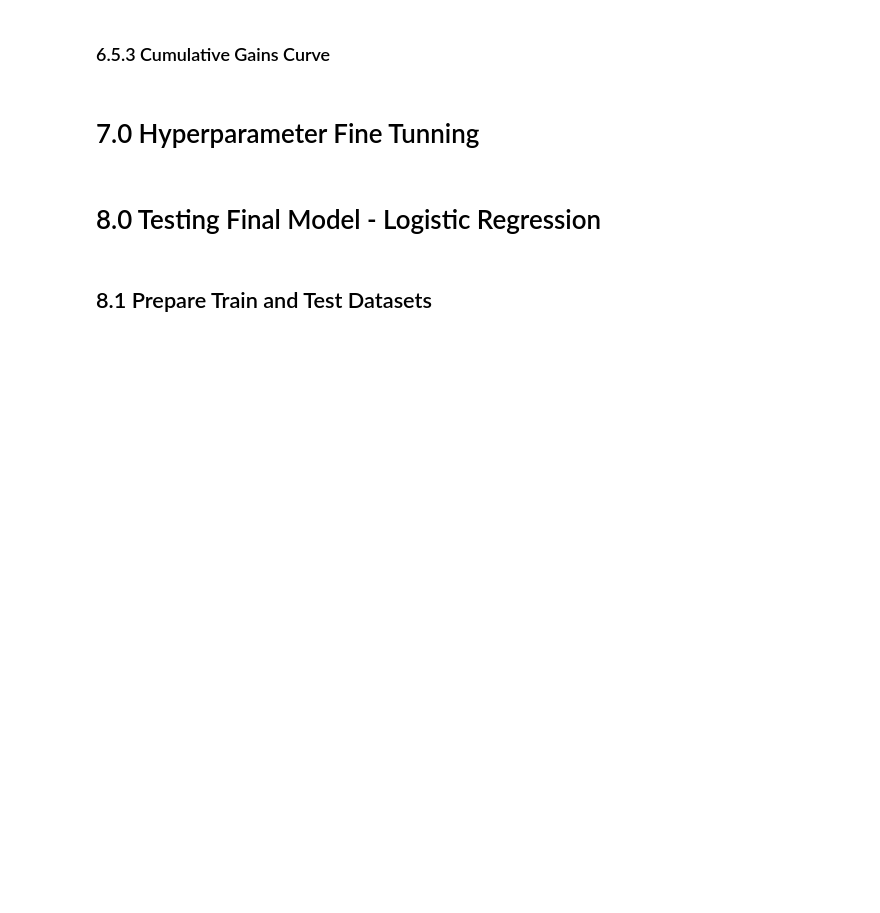
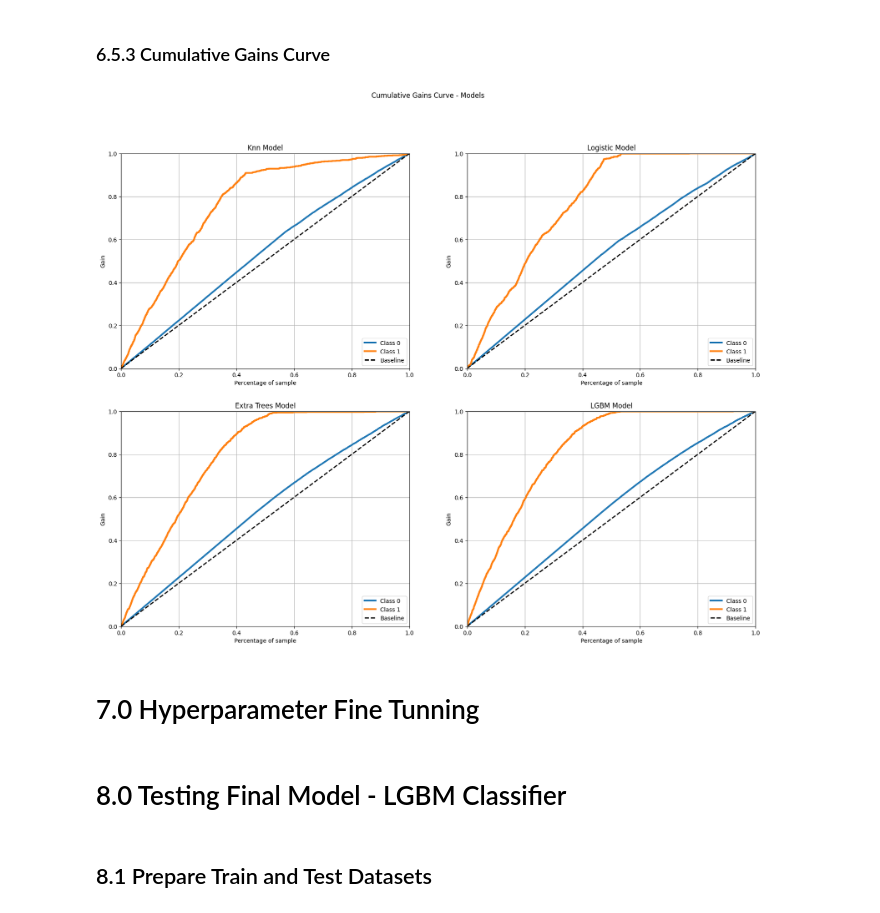
Before and after one commit to mendesdata/health_insurance_cross_sell, a Jupyter notebook: notebooks/hics.ipynb, the cells around one changed output. Cells and saved outputs as stored; diff of their text form; code cells hidden in the pictures; blank space fills up the shorter version.

```diff
--- a/notebooks/hics.ipynb
+++ b/notebooks/hics.ipynb
@@ -1133,3 +1121,6 @@ df_et_precision, df_et_recall = get_precision_recall( df_et_score, 'Extra_Trees'
+# %%
+# get propensity score, precision, recall dataframes and y_hat
+df_et_score, df_et_precision, df_et_recall, y_hat_et = model_fit_predict( et_model, 'Extra_Trees', x_train, y_train, x_val, y_val )
 # %% [markdown]
 ### 6.3.2 ET - Cross Validation
 # %%
@@ -1148 +1138,4 @@ df_et_precision, df_et_recall = get_final_precision_recall( df_et_precision,
+# %%
+# define model
+lgbm_model = LGBMClassifier( n_estimators=100, n_jobs=-1, random_state=42 )
 # %% [markdown]
@@ -1150,15 +1142,0 @@ df_et_precision, df_et_recall = get_final_precision_recall( df_et_precision,
-# %%
-# define model
-rf_model = RandomForestClassifier( n_estimators=100, n_jobs=-1, random_state=42 )
-
-# training model
-rf_model.fit( x_train, y_train )
-
-# model predict
-y_hat_rf = rf_model.predict_proba( x_val )
-
-# create dataframe response with propensity score (response=1)
-df_rf_score = get_propensity_score( x_val, y_val, y_hat_rf )
-
-# get precision and recall metrics
-df_rf_precision, df_rf_recall = get_precision_recall( df_rf_score, 'Random_Forest' )
@@ -1192,16 +1222,18 @@ df_recall
 # %%
 fig, axes = plt.subplots(2, 2, figsize=(20, 15))
 fig.suptitle('Cumulative Gains Curve - Models')
 
 # plot curves
-skplt.metrics.plot_cumulative_gain( y_val, y_hat_knn, ax=axes[0,0], title='Knn Model' );
-skplt.metrics.plot_cumulative_gain( y_val, y_hat_lr,  ax=axes[0,1], title='Logistic Model' );
-skplt.metrics.plot_cumulative_gain( y_val, y_hat_et,  ax=axes[1,0], title='Extra Trees Model' );
-skplt.metrics.plot_cumulative_gain( y_val, y_hat_rf,  ax=axes[1,1], title='Random Forest Model' );
+skplt.metrics.plot_cumulative_gain( y_val, y_hat_knn,  ax=axes[0,0], title='Knn Model' );
+skplt.metrics.plot_cumulative_gain( y_val, y_hat_lr,   ax=axes[0,1], title='Logistic Model' );
+skplt.metrics.plot_cumulative_gain( y_val, y_hat_et,   ax=axes[1,0], title='Extra Trees Model' );
+skplt.metrics.plot_cumulative_gain( y_val, y_hat_lgbm, ax=axes[1,1], title='LGBM Model' );
+# %% [output]
+[figure, added]
 # %% [markdown]
 # 7.0 Hyperparameter Fine Tunning
 # %% [markdown]
-# 8.0 Testing Final Model - Logistic Regression
+# 8.0 Testing Final Model - LGBM Classifier
 # %% [markdown]
 ## 8.1 Prepare Train and Test Datasets
 # %%
```
Also changed, not shown: parts of 36 cells of this notebook, 5 other files.
